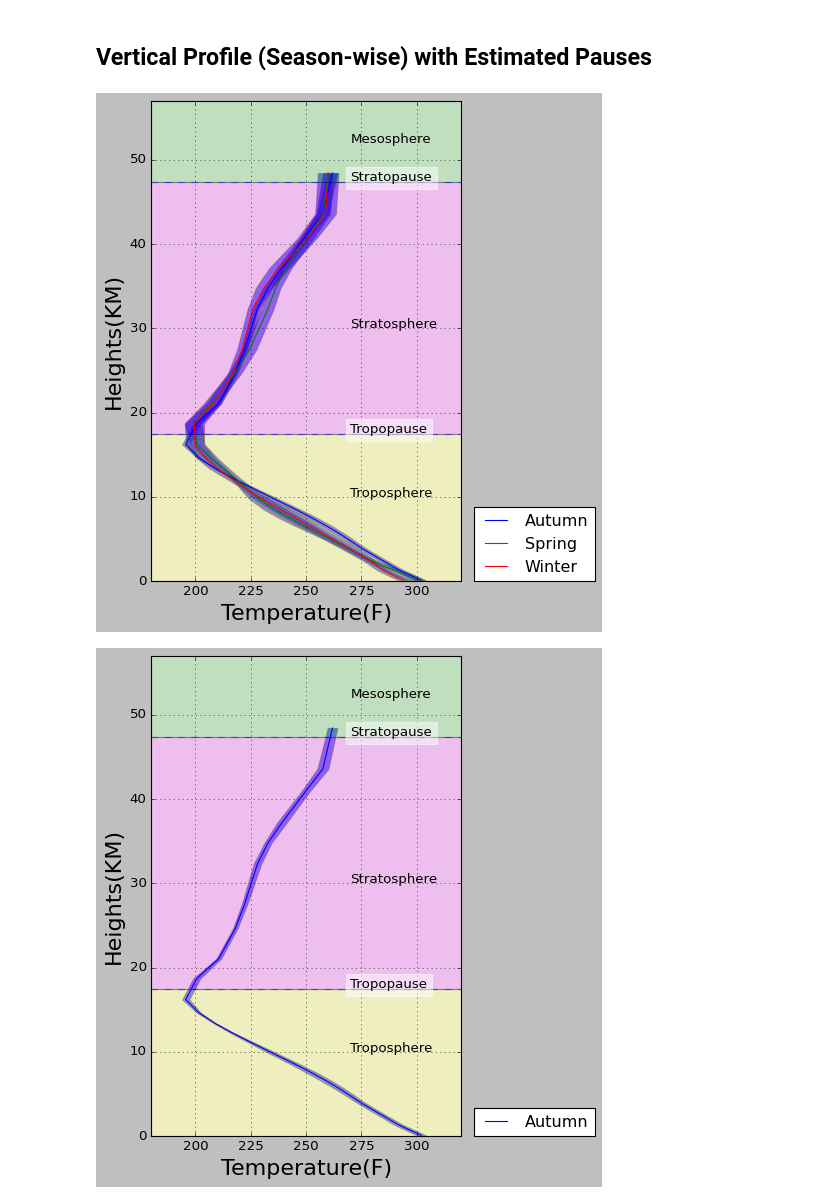
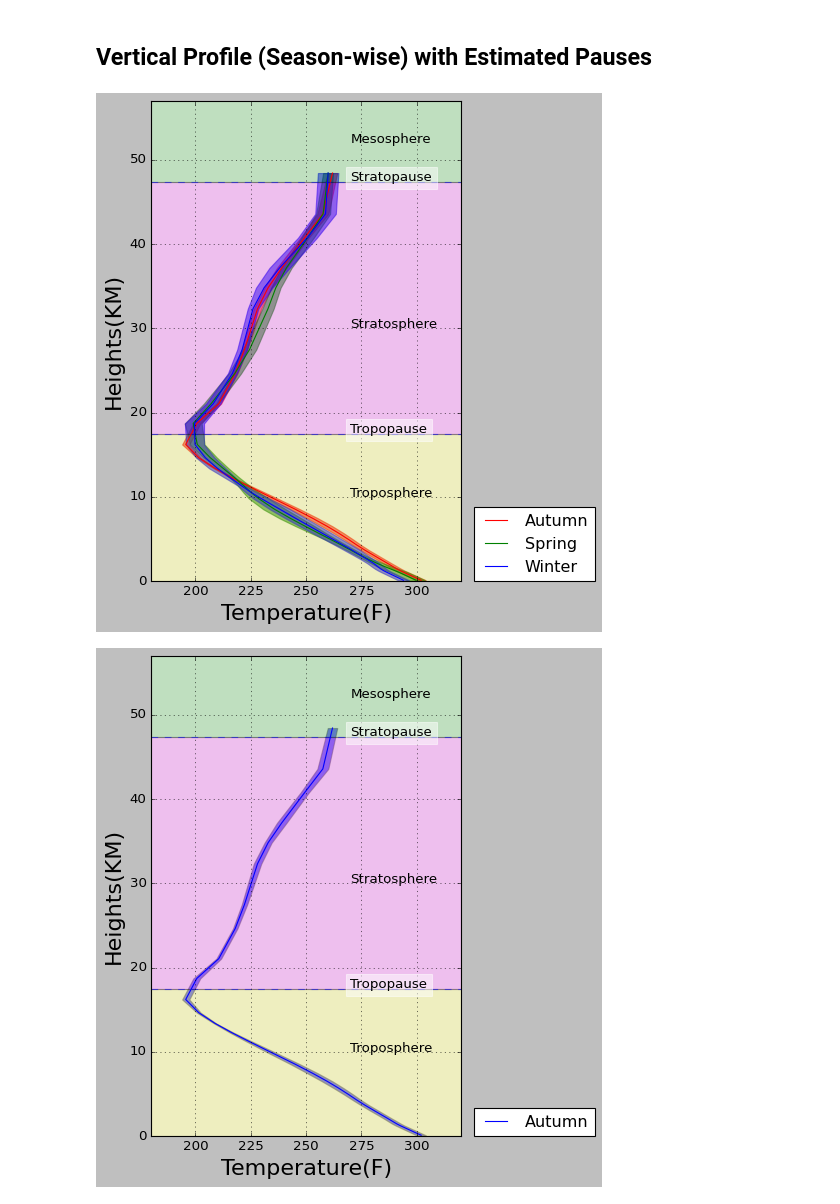
Before and after one commit to alinadevkota/DataViz, a Jupyter notebook: notebooks/Visualize netcdf data.ipynb, the cells around one changed output. Saved outputs shown, nothing was run; the diff lists cells and outputs as text; code cells hidden in the pictures.

Commit message:
resolved colors for vertical profile

```diff
--- a/notebooks/Visualize netcdf data.ipynb
+++ b/notebooks/Visualize netcdf data.ipynb
@@ -417,53 +417,56 @@ strato_height = pauses_df['Stratopause_height'].mean()
 # %%
 a1=0.5
 text_loc_h = 270
+colors = ['r', 'g', 'b', 'y']
 
 fig,ax = plt.subplots(1, figsize=(5,7.5))
 
 season_df = final_df.groupby(['Season','Height'], as_index=False).agg({'Temperature': ['mean', 'std']})
 group = season_df.groupby(['Season'])
 
+i = 0
 for season, df in group:
     x =  df['Temperature', 'mean'].values
     y = df['Height'].values
     x_error = df['Temperature', 'std'].values
 
-    ax.plot(x, y, label=season) # central line plot for each season
-    ax.fill_betweenx(y, x-x_error, x+x_error, alpha=a1, edgecolor='dimgray') # plot std deviation as area with gray edge
+    ax.plot(x, y, label=season, color=colors[i]) # central line plot for each season
+    ax.fill_betweenx(y, x-x_error, x+x_error, alpha=a1, edgecolor='dimgray', color=colors[i]) # plot std deviation as area with gray edge
     ax.set_xlabel('Height', fontsize=16)
     ax.set_ylabel('Temperature (K)', fontsize=16)
+    i = i + 1
 
 # give background colors to different layers of the atmosphere
 plt.axhspan(0, topo_height, facecolor='y', alpha=0.25) # Troposphere region background color
 plt.axhspan(topo_height, strato_height, facecolor='m', alpha=0.25)
 plt.axhspan(strato_height, meso_height, facecolor='g', alpha=0.25)
 
 # plot horizontal boundary lines at pauses
 plt.axhline(y=topo_height, color='b', linestyle='--', alpha=0.5) # border for Troposphere and Stratosphere
 plt.axhline(y=strato_height, color='b', linestyle='--', alpha=0.5)
 
 plt.text(text_loc_h, 10, 'Troposphere')
 plt.text(text_loc_h, 30, 'Stratosphere')
 plt.text(text_loc_h, 52, 'Mesosphere')
 
 t1 = plt.text(text_loc_h, topo_height + 0.1, 'Tropopause')
 t2 = plt.text(text_loc_h, strato_height + 0.1, 'Stratopause')
 t1.set_bbox(dict(facecolor='white', alpha=a1, edgecolor='white')) # set white transparent background for text
 t2.set_bbox(dict(facecolor='white', alpha=a1, edgecolor='white'))
 
 
 ax.set_ylim(0,57)
 
 ax.set_xlabel("Temperature(F)", fontsize=20)
 ax.set_ylabel("Heights(KM)", fontsize=20)
 ax.xaxis.set_major_locator(MultipleLocator(25)) # put ticks in x-axis for every 25 K
 ax.yaxis.set_major_locator(MultipleLocator(10)) # put ticks in y-axis for every 10 KM
 ax.grid()
 plt.legend(loc=(1.04,0))
 plt.savefig('./output/month_wise_line_plot_vertical.pdf')
 plt.show()
 # %% [output]
-[figure, old version]
+[figure, new version]
 # %%
 def vertical_profile_seasonal(season, a1=0.5, a2=0.25):
     '''
```
